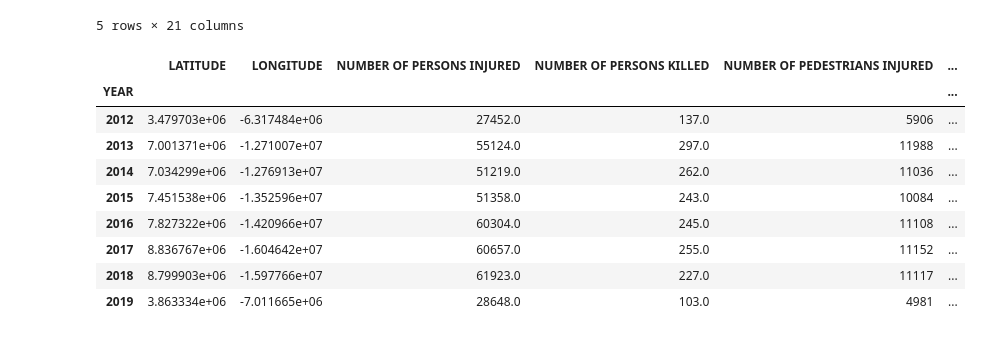
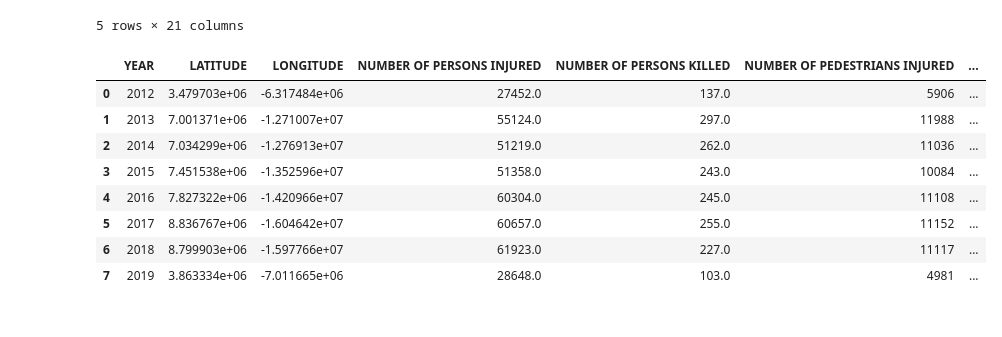
Before and after one commit to KezieOmeje/Data_studio_projects, a Jupyter notebook: NYC_road_crashes/nyc_road_collision.ipynb, the cells around one changed output. Saved outputs shown, nothing was run; the diff lists cells and outputs as text; code cells hidden in the pictures.

```diff
--- a/NYC_road_crashes/nyc_road_collision.ipynb
+++ b/NYC_road_crashes/nyc_road_collision.ipynb
@@ -73,17 +73,16 @@ working_data.tail()
 | 1523821 | 2012-07-01 | 9:59 | BRONX | 10452 | 40.835397 | -73.920305 | (40.835397, -73.920305) | EAST 167 STREET | GERARD AVENUE | ... |
 5 rows × 21 columns
 # %%
-df1 = working_data.groupby(working_data['YEAR']).sum()
+df1 = working_data.groupby(working_data['YEAR']).sum().reset_index()
 df1
 # %% [output]
-|  | LATITUDE | LONGITUDE | NUMBER OF PERSONS INJURED | NUMBER OF PERSONS KILLED | NUMBER OF PEDESTRIANS INJURED | ... |
-| YEAR |  |  |  |  |  | ... |
-| 2012 | 3.479703e+06 | -6.317484e+06 | 27452.0 | 137.0 | 5906 | ... |
-| 2013 | 7.001371e+06 | -1.271007e+07 | 55124.0 | 297.0 | 11988 | ... |
-| 2014 | 7.034299e+06 | -1.276913e+07 | 51219.0 | 262.0 | 11036 | ... |
-| 2015 | 7.451538e+06 | -1.352596e+07 | 51358.0 | 243.0 | 10084 | ... |
-| 2016 | 7.827322e+06 | -1.420966e+07 | 60304.0 | 245.0 | 11108 | ... |
-| 2017 | 8.836767e+06 | -1.604642e+07 | 60657.0 | 255.0 | 11152 | ... |
-| 2018 | 8.799903e+06 | -1.597766e+07 | 61923.0 | 227.0 | 11117 | ... |
-| 2019 | 3.863334e+06 | -7.011665e+06 | 28648.0 | 103.0 | 4981 | ... |
+|  | YEAR | LATITUDE | LONGITUDE | NUMBER OF PERSONS INJURED | NUMBER OF PERSONS KILLED | NUMBER OF PEDESTRIANS INJURED | ... |
+| 0 | 2012 | 3.479703e+06 | -6.317484e+06 | 27452.0 | 137.0 | 5906 | ... |
+| 1 | 2013 | 7.001371e+06 | -1.271007e+07 | 55124.0 | 297.0 | 11988 | ... |
+| 2 | 2014 | 7.034299e+06 | -1.276913e+07 | 51219.0 | 262.0 | 11036 | ... |
+| 3 | 2015 | 7.451538e+06 | -1.352596e+07 | 51358.0 | 243.0 | 10084 | ... |
+| 4 | 2016 | 7.827322e+06 | -1.420966e+07 | 60304.0 | 245.0 | 11108 | ... |
+| 5 | 2017 | 8.836767e+06 | -1.604642e+07 | 60657.0 | 255.0 | 11152 | ... |
+| 6 | 2018 | 8.799903e+06 | -1.597766e+07 | 61923.0 | 227.0 | 11117 | ... |
+| 7 | 2019 | 3.863334e+06 | -7.011665e+06 | 28648.0 | 103.0 | 4981 | ... |
 # %%
```
Also changed, not shown: parts of 13 cells of this notebook, 1 other file.
